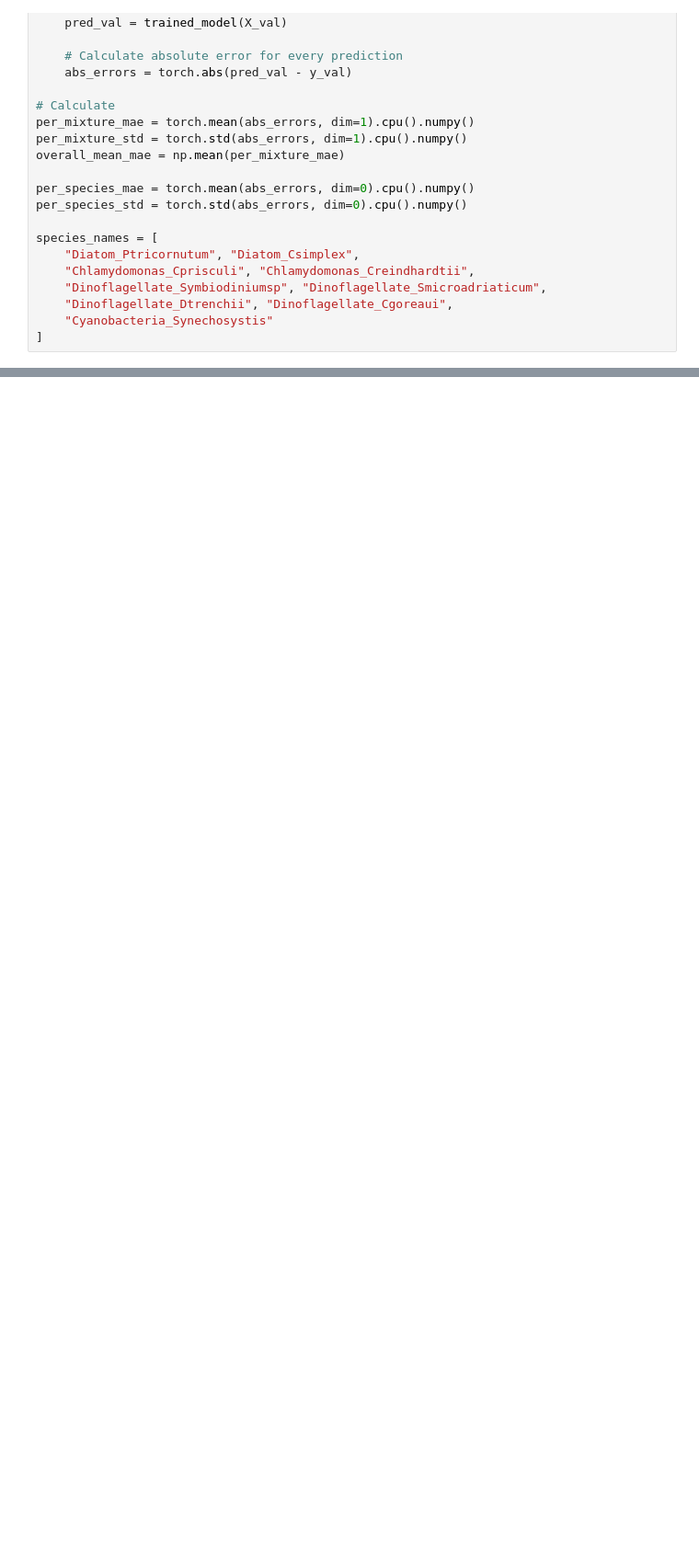
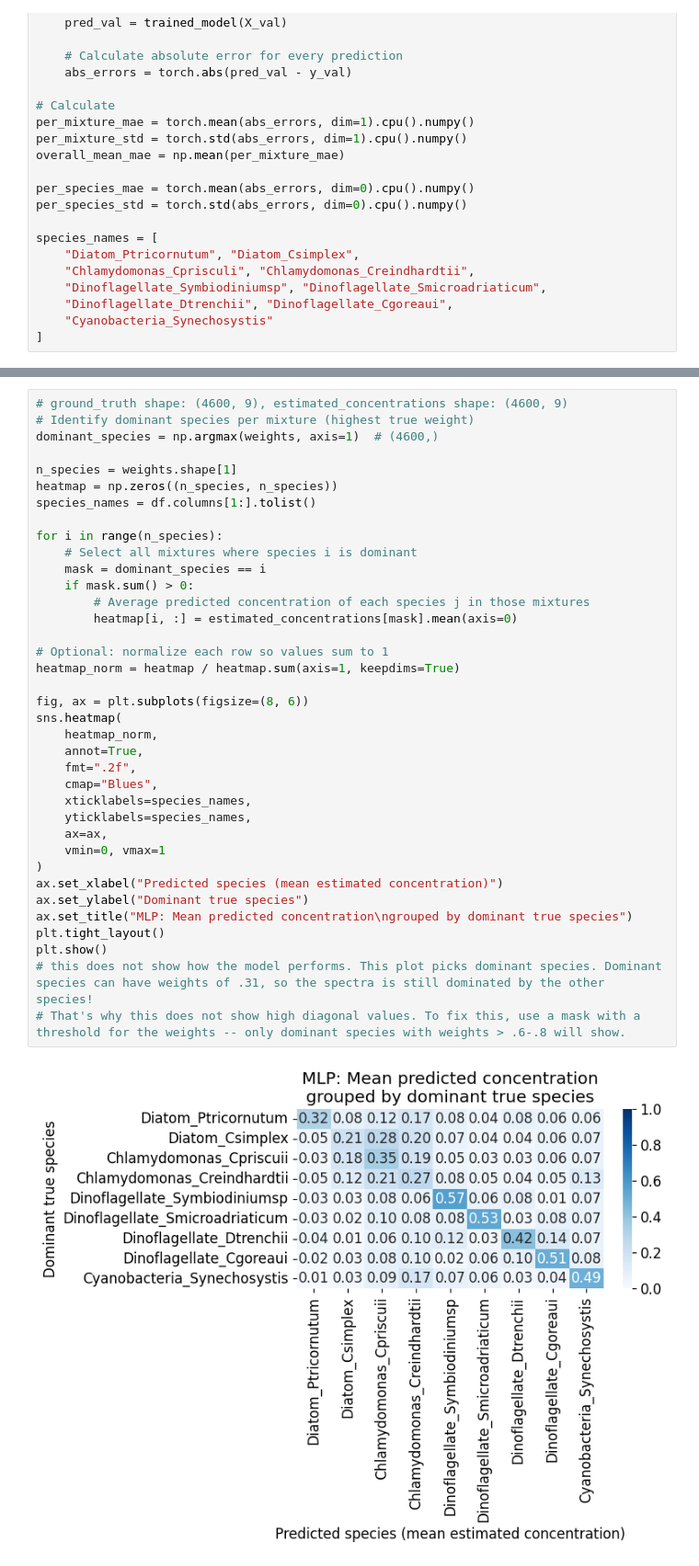
Before and after one commit to matsbannink/machine_learning, a Jupyter notebook: MLP_conc.ipynb, the cells around one changed output, grey strips where cells are left out. Shown at 92% size. Saved outputs shown, nothing was run; the diff lists cells and outputs as text; blank space fills up the shorter version.

```diff
--- a/MLP_conc.ipynb
+++ b/MLP_conc.ipynb
@@ -333,0 +364,39 @@ print(mixtures_df)
+# %%
+# ground_truth shape: (4600, 9), estimated_concentrations shape: (4600, 9)
+# Identify dominant species per mixture (highest true weight)
+dominant_species = np.argmax(weights, axis=1)  # (4600,)
+
+n_species = weights.shape[1]
+heatmap = np.zeros((n_species, n_species))
+species_names = df.columns[1:].tolist()
+
+for i in range(n_species):
+    # Select all mixtures where species i is dominant
+    mask = dominant_species == i
+    if mask.sum() > 0:
+        # Average predicted concentration of each species j in those mixtures
+        heatmap[i, :] = estimated_concentrations[mask].mean(axis=0)
+
+# Optional: normalize each row so values sum to 1
+heatmap_norm = heatmap / heatmap.sum(axis=1, keepdims=True)
+
+fig, ax = plt.subplots(figsize=(8, 6))
+sns.heatmap(
+    heatmap_norm,
+    annot=True,
+    fmt=".2f",
+    cmap="Blues",
+    xticklabels=species_names,
+    yticklabels=species_names,
+    ax=ax,
+    vmin=0, vmax=1
+)
+ax.set_xlabel("Predicted species (mean estimated concentration)")
+ax.set_ylabel("Dominant true species")
+ax.set_title("MLP: Mean predicted concentration\ngrouped by dominant true species")
+plt.tight_layout()
+plt.show()
+# this does not show how the model performs. This plot picks dominant species. Dominant species can have weights of .31, so the spectra is still dominated by the other species!
+# That's why this does not show high diagonal values. To fix this, use a mask with a threshold for the weights -- only dominant species with weights > .6-.8 will show.
+# %% [output]
+[figure, added]
```
Also changed, not shown: parts of 10 cells of this notebook.
